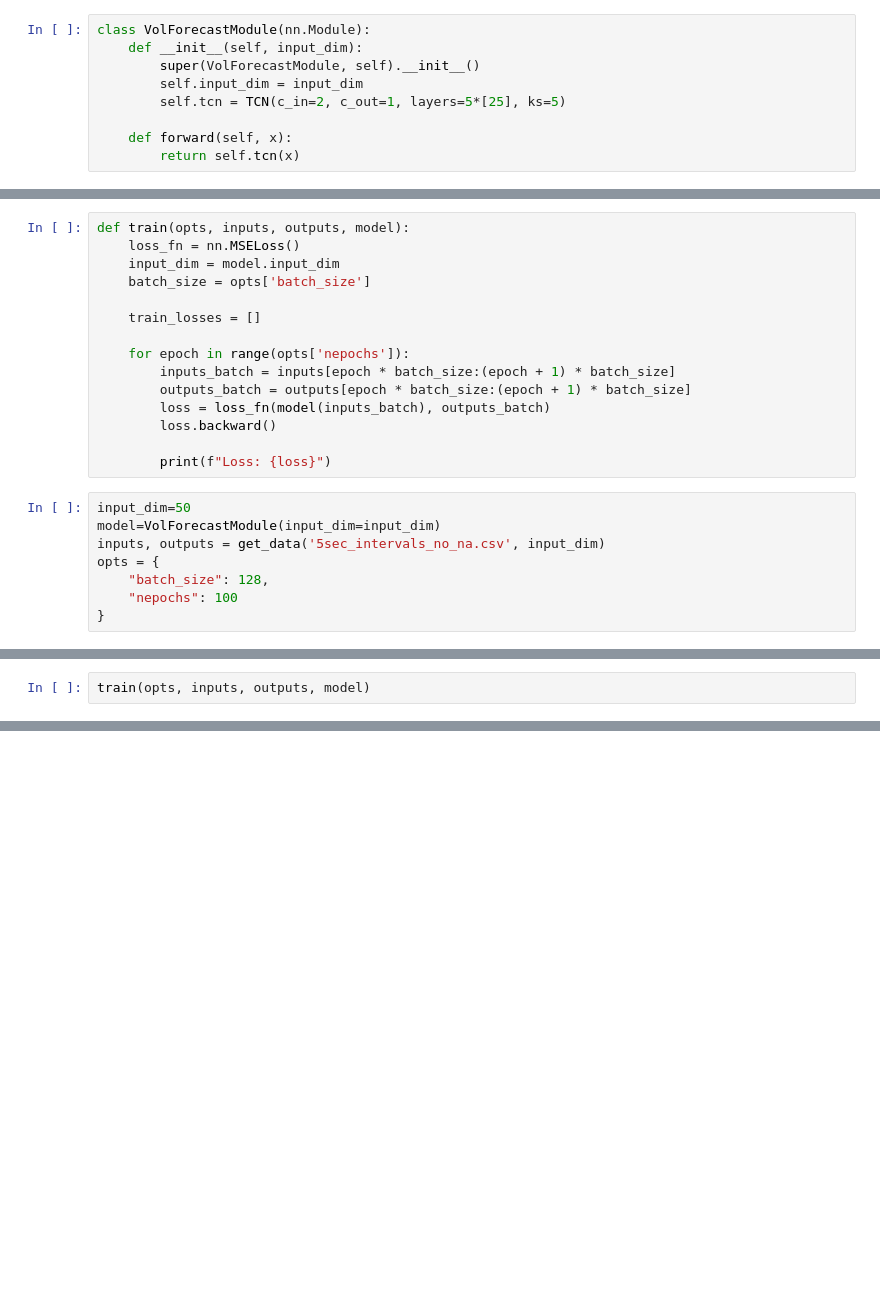
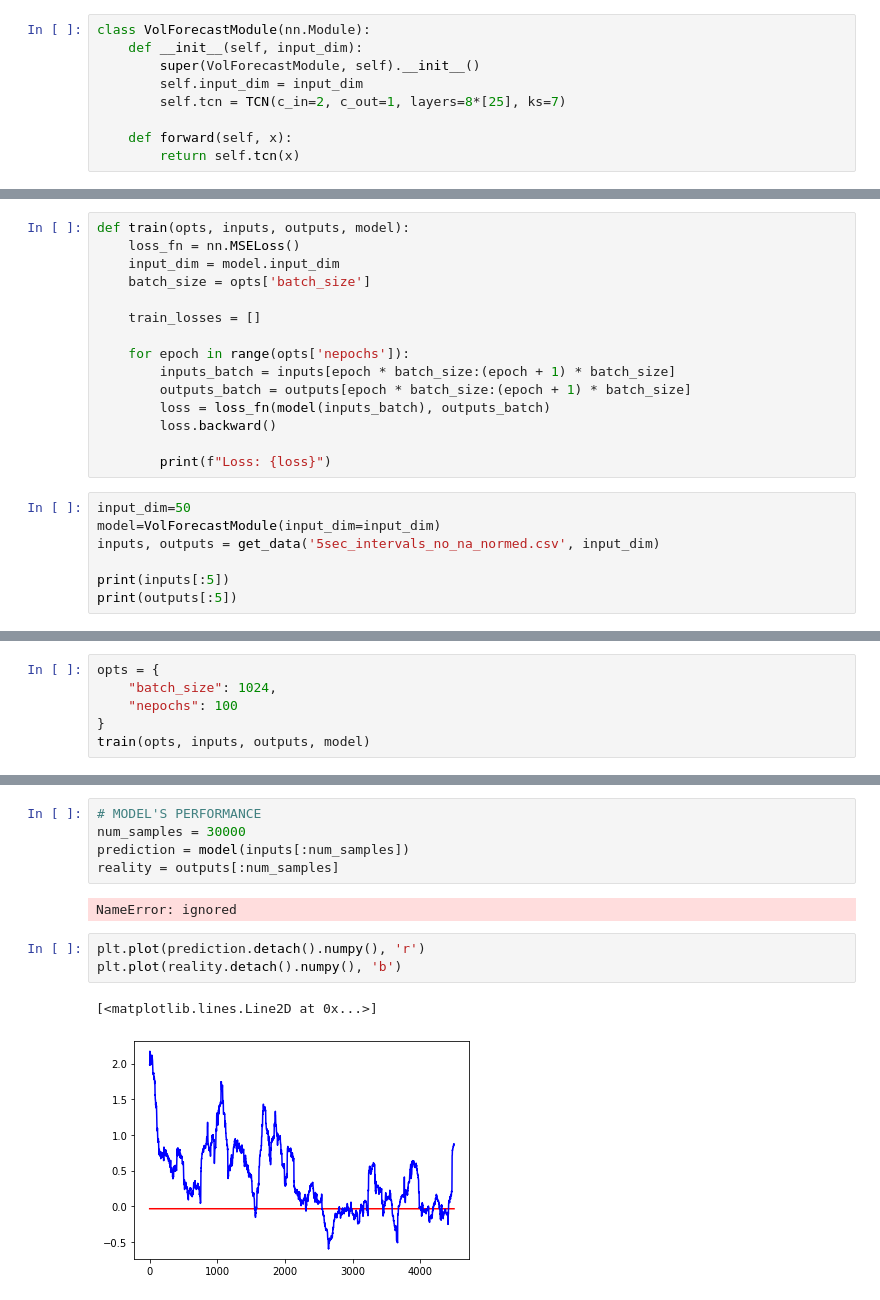
Before and after one commit to sashavoit-zz/volatility-trader, a Jupyter notebook: net.ipynb, the cells around one changed output, grey strips where cells are left out. Cells and saved outputs as stored; diff of their text form; blank space fills up the shorter version.

```diff
--- a/net.ipynb
+++ b/net.ipynb
@@ -93,7 +94,7 @@ class VolForecastModule(nn.Module):
     def __init__(self, input_dim):
         super(VolForecastModule, self).__init__()
         self.input_dim = input_dim
-        self.tcn = TCN(c_in=2, c_out=1, layers=5*[25], ks=5)
+        self.tcn = TCN(c_in=2, c_out=1, layers=8*[25], ks=7)
 
     def forward(self, x):
         return self.tcn(x)
@@ -136,8 +137,7 @@ def train(opts, inputs, outputs, model):
 # %%
 input_dim=50
 model=VolForecastModule(input_dim=input_dim)
-inputs, outputs = get_data('5sec_intervals_no_na.csv', input_dim)
-opts = {
-    "batch_size": 128,
-    "nepochs": 100
-}
+inputs, outputs = get_data('5sec_intervals_no_na_normed.csv', input_dim)
+
+print(inputs[:5])
+print(outputs[:5])
@@ -144,3 +162,7 @@ opts = {
 # %%
+opts = {
+    "batch_size": 1024,
+    "nepochs": 100
+}
 train(opts, inputs, outputs, model)
 # %% [output]
@@ -147,0 +186,13 @@ RuntimeError: Input type (torch.cuda.FloatTensor) and weight type (torch.FloatTe
+# %%
+# MODEL'S PERFORMANCE
+num_samples = 30000
+prediction = model(inputs[:num_samples])
+reality = outputs[:num_samples]
+# %% [output]
+NameError: ignored
+# %%
+plt.plot(prediction.detach().numpy(), 'r')
+plt.plot(reality.detach().numpy(), 'b')
+# %% [output]
+[<matplotlib.lines.Line2D at 0x...>]
+[figure, added]
```
Also changed, not shown: parts of 3 cells of this notebook.
